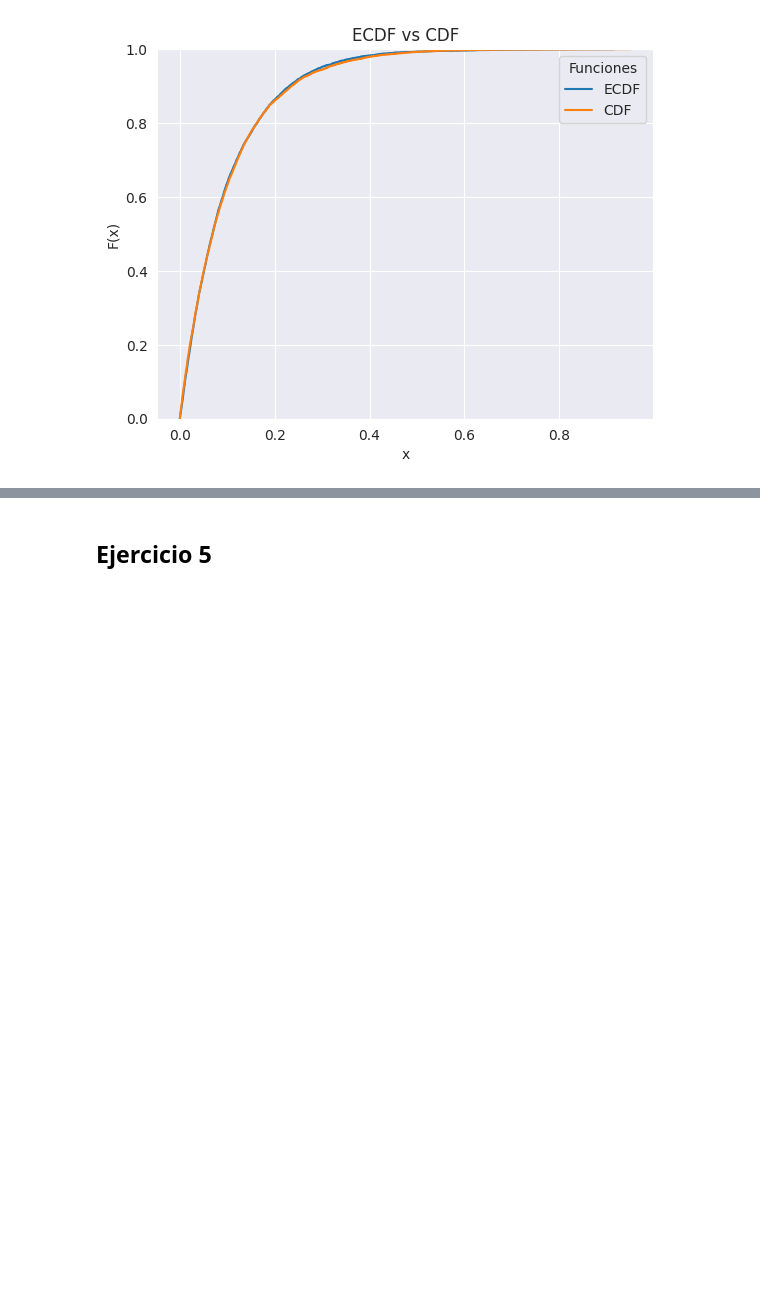
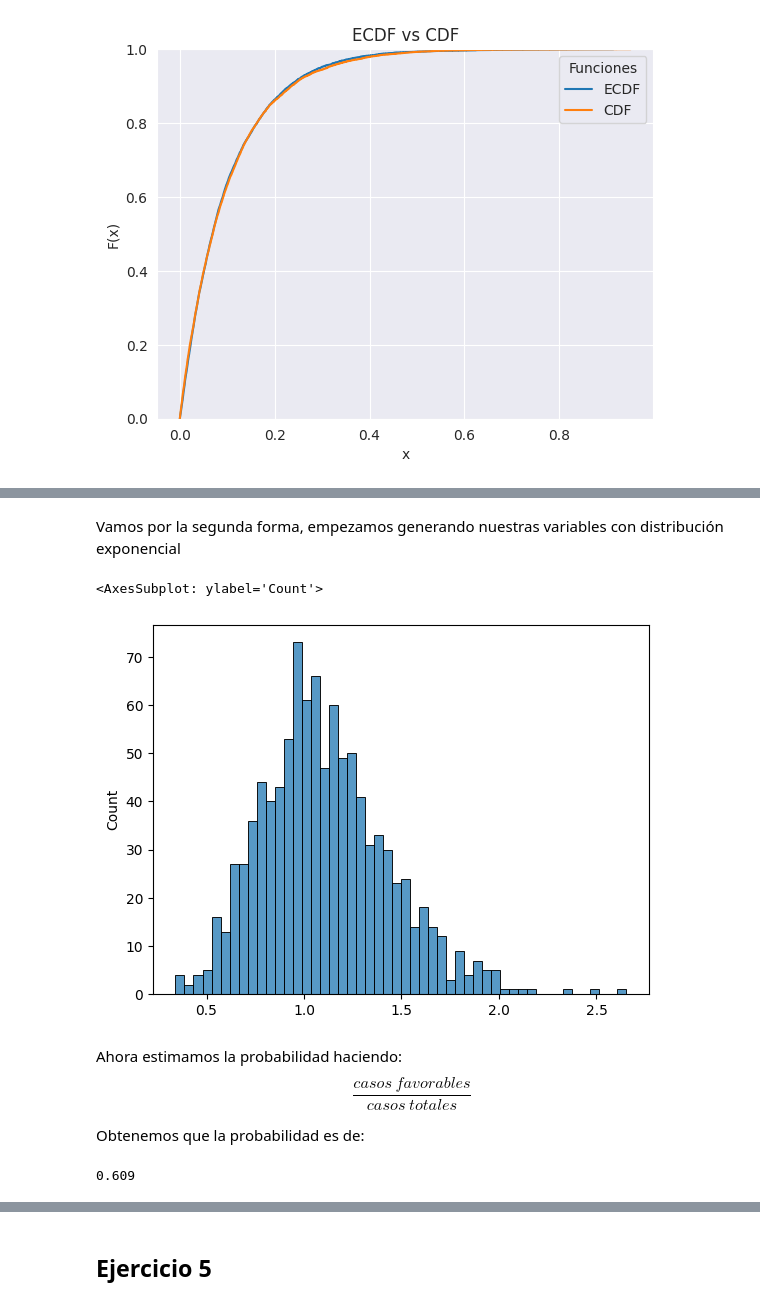
Before and after one commit to delpinor/tp-simulacion, a Jupyter notebook: TP1/ej_01.ipynb, the cells around one changed output, grey strips where cells are left out. Drawn from its saved outputs; the diff is of its cells as text; code cells hidden in the pictures; blank space fills up the shorter version.

```diff
--- a/TP1/ej_01.ipynb
+++ b/TP1/ej_01.ipynb
@@ -618,0 +720,34 @@ grafico_arribos_vs_tiempo(tiempos, arribos)
+# %% [markdown]
+Vamos por la segunda forma, empezamos generando nuestras variables con distribución exponencial
+# %%
+def generar_gamma(cantidad,k, tasa):
+    gamma = []
+    for i in range(0,cantidad):
+        gamma.append(sum(generar_exponenciales(k,tasa)))
+    return gamma
+# %%
+# Generamos las variables exponenciales
+gamma = generar_gamma(1000, 11, tasa)
+
+# Graficamos histograma para ver su distribucion
+sns.histplot(gamma, bins=50)
+# %% [output]
+<AxesSubplot: ylabel='Count'>
+[figure, added]
+# %% [markdown]
+Ahora estimamos la probabilidad haciendo:
+    $$
+    \frac{casos\ favorables}{casos\ totales}
+    $$
+
+Obtenemos que la probabilidad es de:
+# %%
+casos_favorables = 0
+for g in gamma:
+    if g > 1:
+        casos_favorables+=1
+
+proba = casos_favorables/len(exp)
+proba
+# %% [output]
+0.609
```
Also changed, not shown: parts of 20 cells of this notebook.
